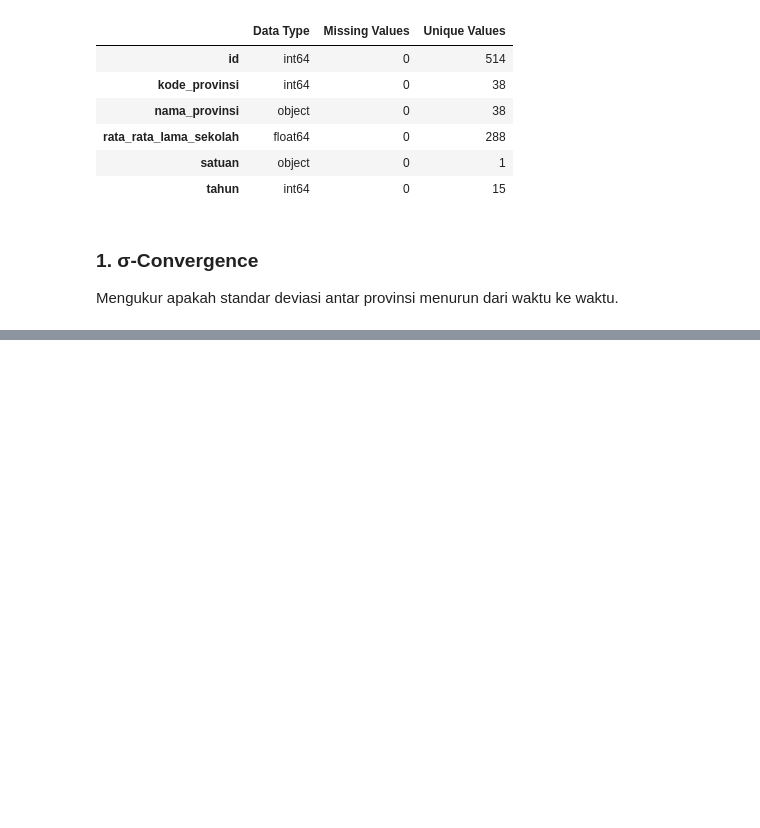
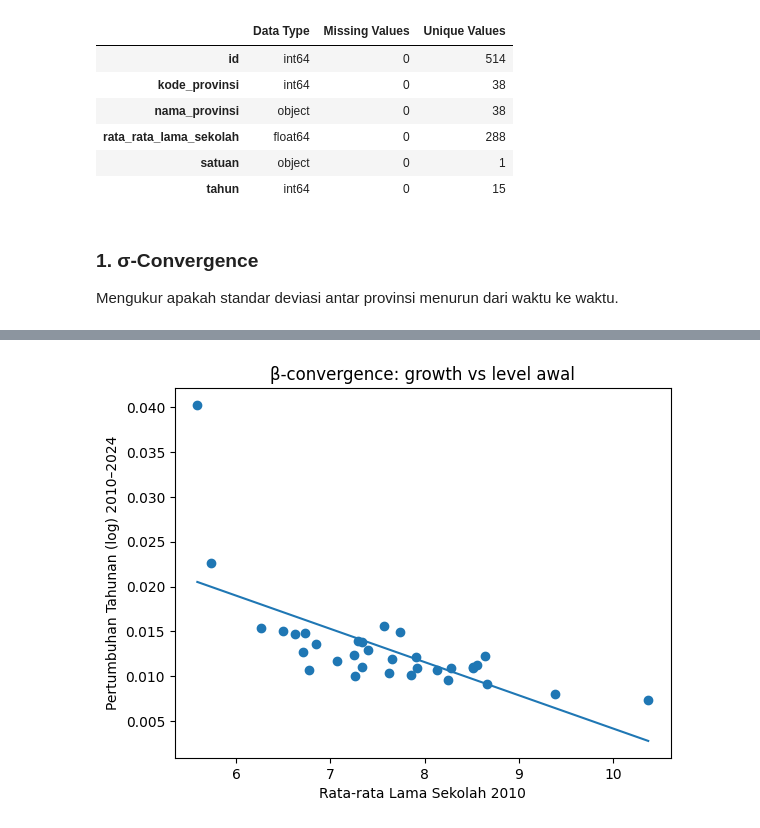
Before and after one commit to aliabdurrahman10/indonesia-education-human-dev, a Jupyter notebook: EduID.ipynb, the cells around one changed output, grey strips where cells are left out. Saved outputs shown, nothing was run; the diff lists cells and outputs as text; code cells hidden in the pictures; blank space fills up the shorter version.

```diff
--- a/EduID.ipynb
+++ b/EduID.ipynb
@@ -345,21 +413,3 @@ plt.show()
 
 Regresi pertumbuhan terhadap level awal.
 Misalnya: hitung pertumbuhan 2010–2024 → regresikan terhadap level awal 2010.
-# %%
-# Ambil data awal (2010) dan akhir (2024)
-df_2010 = df[df["tahun"] == 2010][["nama_provinsi", "rata_rata_lama_sekolah"]]
-df_2024 = df[df["tahun"] == 2024][["nama_provinsi", "rata_rata_lama_sekolah"]]
-
-# Merge
-merged = pd.merge(df_2010, df_2024, on="nama_provinsi", suffixes=("_2010", "_2024"))
-
-# Hitung pertumbuhan tahunan rata-rata (CAGR)
-merged["growth"] = (np.log(merged["rata_rata_lama_sekolah_2024"]) -
-                    np.log(merged["rata_rata_lama_sekolah_2010"])) / (2024 - 2010)
-
-# Regressi: growth ~ level awal
-X = sm.add_constant(merged["rata_rata_lama_sekolah_2010"])
-y = merged["growth"]
-model = sm.OLS(y, X).fit()
-
-print(model.summary())
@@ -389,0 +416,67 @@ Artinya provinsi dengan rata-rata lama sekolah rendah di awal tumbuh lebih cepat
+# %%
+# === β-Convergence: growth 2010–2024 terhadap level awal 2010 ===
+# ----- 1) Siapkan data dasar hanya kolom yang dipakai
+base = (
+    df.loc[:, ["nama_provinsi", "tahun", "rata_rata_lama_sekolah"]]
+      .dropna(subset=["nama_provinsi", "tahun", "rata_rata_lama_sekolah"])
+      .copy()
+)
+
+# ----- 2) Ambil tahun awal & akhir (pastikan ada di data)
+YEAR0, YEAR1 = 2010, 2024
+d0 = base[base["tahun"] == YEAR0].rename(columns={"rata_rata_lama_sekolah": f"RLS_{YEAR0}"})
+d1 = base[base["tahun"] == YEAR1].rename(columns={"rata_rata_lama_sekolah": f"RLS_{YEAR1}"})
+
+# ----- 3) Gabungkan by provinsi, simpan hanya provinsi yang punya keduanya
+merged = (
+    pd.merge(d0[["nama_provinsi", f"RLS_{YEAR0}"]],
+             d1[["nama_provinsi", f"RLS_{YEAR1}"]],
+             on="nama_provinsi", how="inner")
+)
+
+# ----- 4) Bersihkan baris bermasalah: nol/negatif/NaN
+mask_valid = (
+    merged[f"RLS_{YEAR0}"].gt(0) &
+    merged[f"RLS_{YEAR1}"].gt(0) &
+    merged[[f"RLS_{YEAR0}", f"RLS_{YEAR1}"]].notna().all(axis=1)
+)
+bad = merged.loc[~mask_valid]
+if not bad.empty:
+    print("  data yang row-nya kosong - > Dibuang (nol/NaN/negatif):")
+    display(bad)
+
+merged = merged.loc[mask_valid].copy()
+
+# ----- 5) Hitung growth tahunan rata-rata (continuous/CAGR log)
+T = YEAR1 - YEAR0
+merged["growth"] = (np.log(merged[f"RLS_{YEAR1}"]) - np.log(merged[f"RLS_{YEAR0}"])) / T
+
+# ----- 6) Regresi: growth ~ level awal
+X = sm.add_constant(merged[f"RLS_{YEAR0}"])
+y = merged["growth"]
+model = sm.OLS(y, X).fit(cov_type="HC1")   # robust SE (White/HC1)
+
+print(model.summary())
+
+# ----- 7) Visual bantu: scatter + garis regresi
+plt.figure()
+plt.scatter(merged[f"RLS_{YEAR0}"], merged["growth"])
+# garis regresi
+x_line = np.linspace(merged[f"RLS_{YEAR0}"].min(), merged[f"RLS_{YEAR0}"].max(), 100)
+y_line = model.params["const"] + model.params[f"RLS_{YEAR0}"] * x_line
+plt.plot(x_line, y_line)
+plt.xlabel(f"Rata-rata Lama Sekolah {YEAR0}")
+plt.ylabel("Pertumbuhan Tahunan (log) 2010–2024")
+plt.title("β-convergence: growth vs level awal")
+plt.show()
+
+# ----- 8) Cek cepat arah konvergensi
+beta = model.params.get(f"RLS_{YEAR0}")
+sig  = model.pvalues.get(f"RLS_{YEAR0}")
+print(f"\nKoefisien awal (β): {beta:.4f} | p-value: {sig:.4f}")
+if np.isfinite(beta) and sig is not None:
+    if (beta < 0) and (sig < 0.05):
+        print(" Indikasi β-convergence: provinsi dengan level awal lebih rendah tumbuh lebih cepat.")
+    else:
+        print("❕ Tidak ada bukti kuat β-convergence (atau arahnya tidak negatif).")
+# %% [output]
@@ -389,0 +503 @@ Artinya provinsi dengan rata-rata lama sekolah rendah di awal tumbuh lebih cepat
+[figure, added]
```
Also changed, not shown: parts of 19 cells of this notebook.
